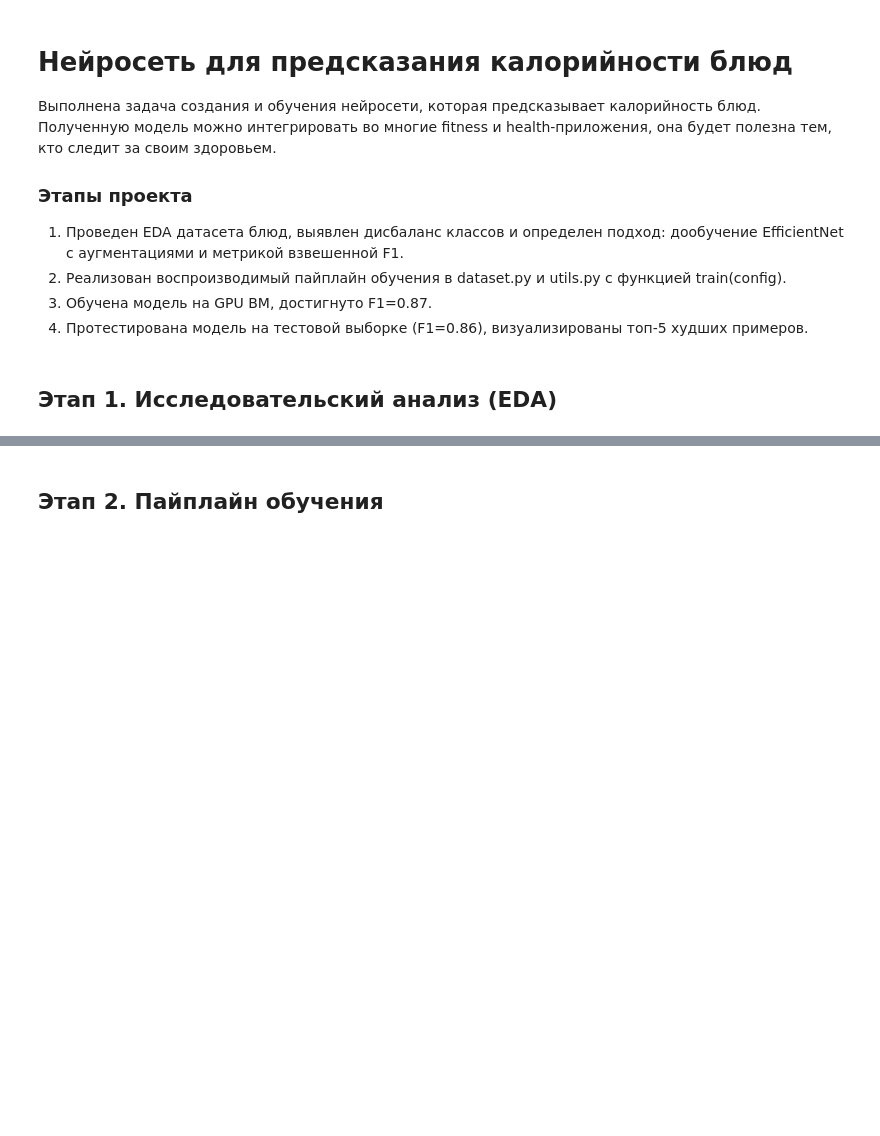
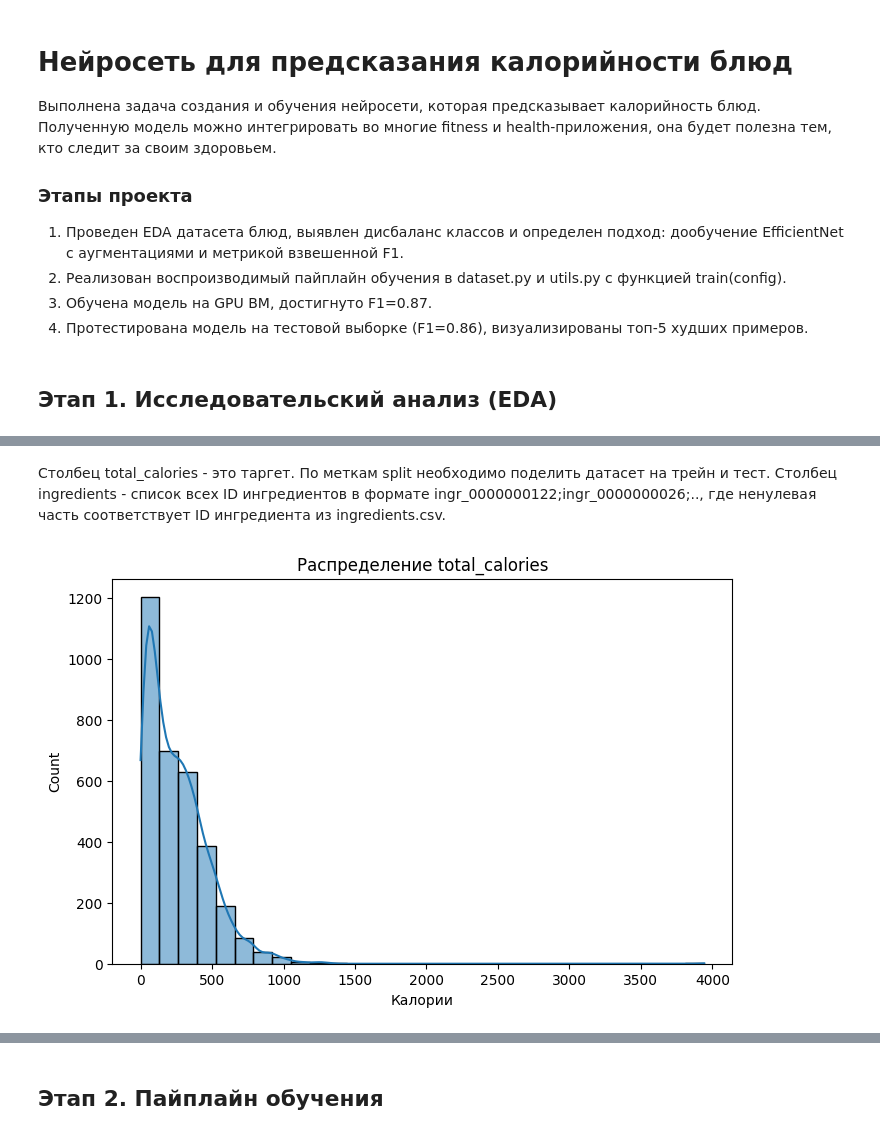
Before and after one commit to RumKam/dle-project-sprint-4, a Jupyter notebook: notebook.ipynb, the cells around one changed output, grey strips where cells are left out. Drawn from its saved outputs; the diff is of its cells as text; code cells hidden in the pictures; blank space fills up the shorter version.

```diff
--- a/notebook.ipynb
+++ b/notebook.ipynb
@@ -13,0 +124,7 @@
+# %%
+# Загрузим датасет с описаниями блюд
+df_dish = pd.read_csv(f"{PATH_CSV}/dish.csv", index_col=False)
+
+# Посмотрим на параметры датасета
+df_dish.info()
+df_dish.head()
@@ -13,0 +150,11 @@
+# %% [markdown]
+Столбец total_calories - это таргет. По меткам split необходимо поделить датасет на трейн и тест. Столбец ingredients - список всех ID ингредиентов в формате ingr_0000000122;ingr_0000000026;.., где ненулевая часть соответствует ID ингредиента из ingredients.csv.
+# %%
+# Посмотрим на распределение таргета
+plt.figure(figsize=(8,5))
+sns.histplot(df_dish['total_calories'], bins=30, kde=True)
+plt.title('Распределение total_calories')
+plt.xlabel('Калории')
+plt.show()
+# %% [output]
+[figure, added]
```
Also changed, not shown: parts of 39 cells of this notebook, 3 other files.
